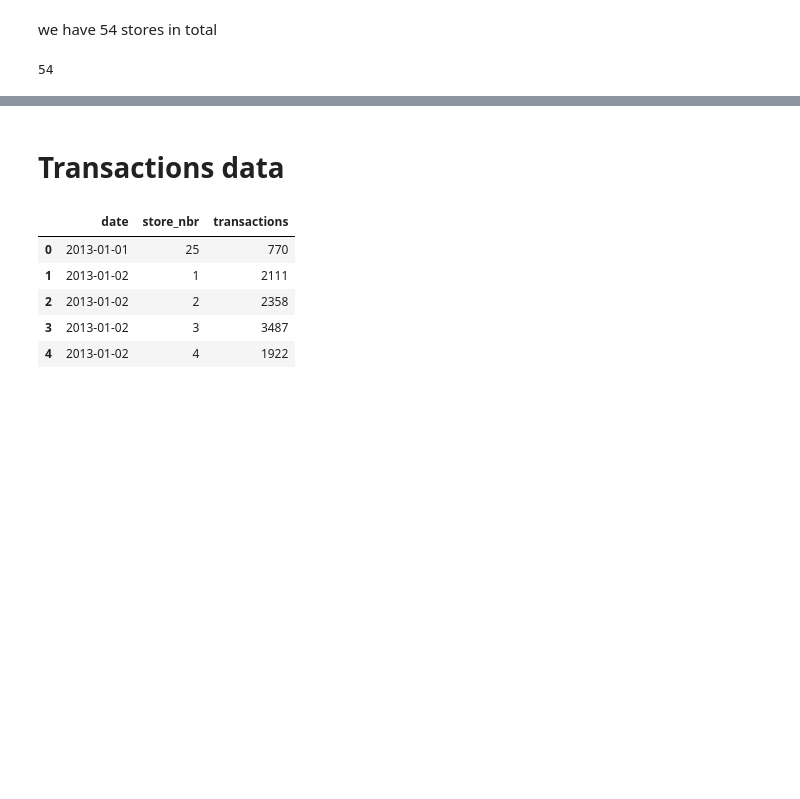
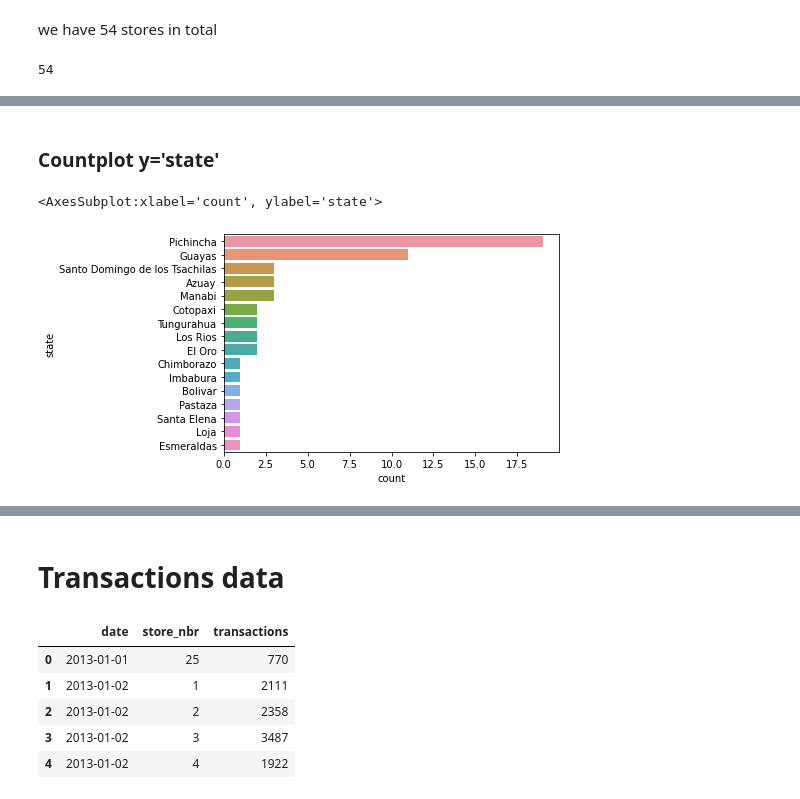
Before and after one commit to didine13/forecasting_for_sales, a Jupyter notebook: notebooks/nhouyvanisvong_dataexplo.ipynb, the cells around one changed output, grey strips where cells are left out. Cells and saved outputs as stored; diff of their text form; code cells hidden in the pictures; blank space fills up the shorter version.

Commit message:
interpret state and type .groupby() and countplot it

```diff
--- a/notebooks/nhouyvanisvong_dataexplo.ipynb
+++ b/notebooks/nhouyvanisvong_dataexplo.ipynb
@@ -246,0 +253,7 @@ array(['Quito', 'Santo Domingo', 'Cayambe', 'Latacunga', 'Riobamba',
+# %% [markdown]
+### Countplot y='state'
+# %%
+sns.countplot(y='state', data=stores_data, order=stores_data['state'].value_counts().index)
+# %% [output]
+<AxesSubplot:xlabel='count', ylabel='state'>
+[figure, added]
```
Also changed, not shown: parts of 30 cells of this notebook.
